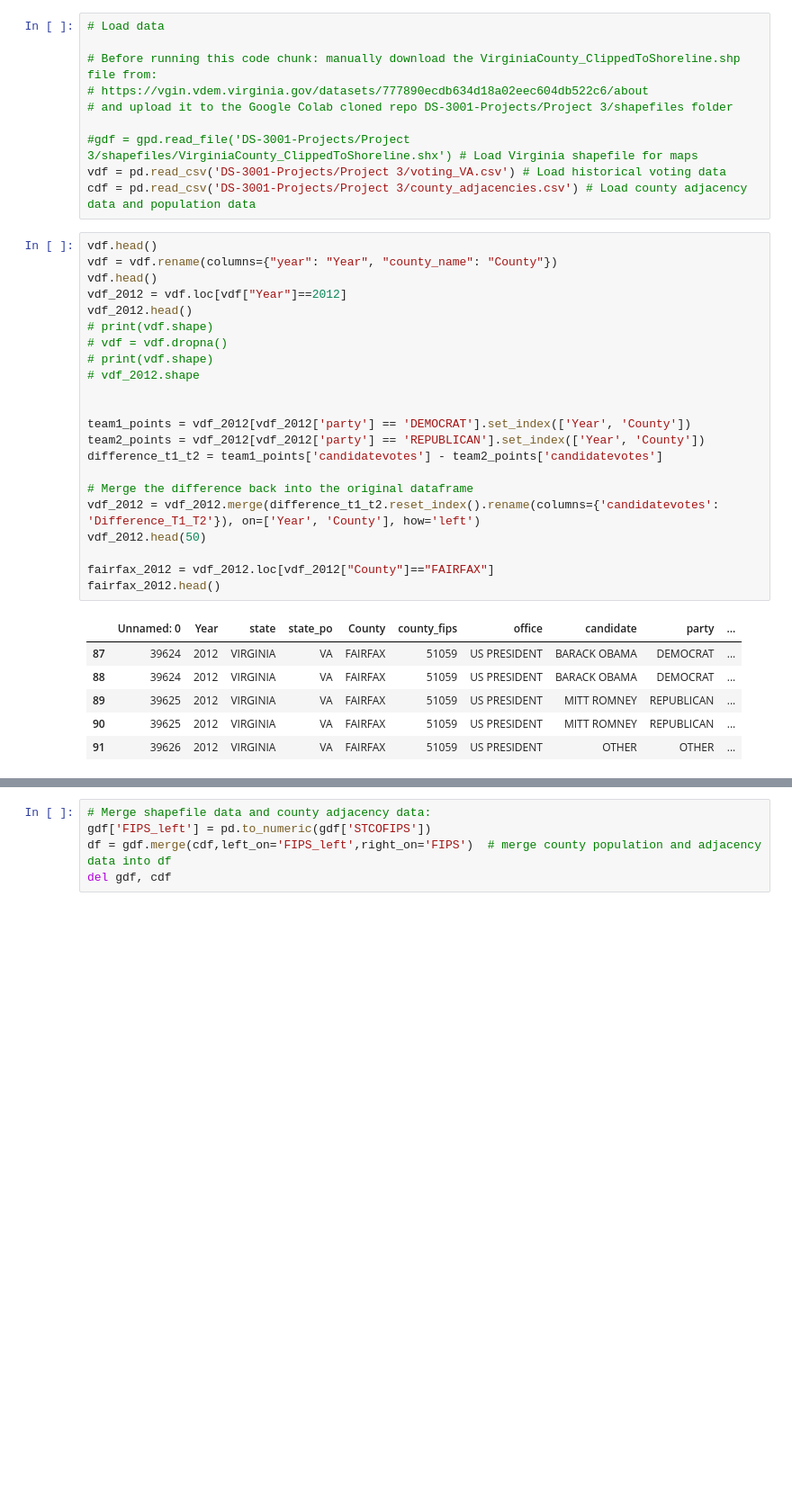
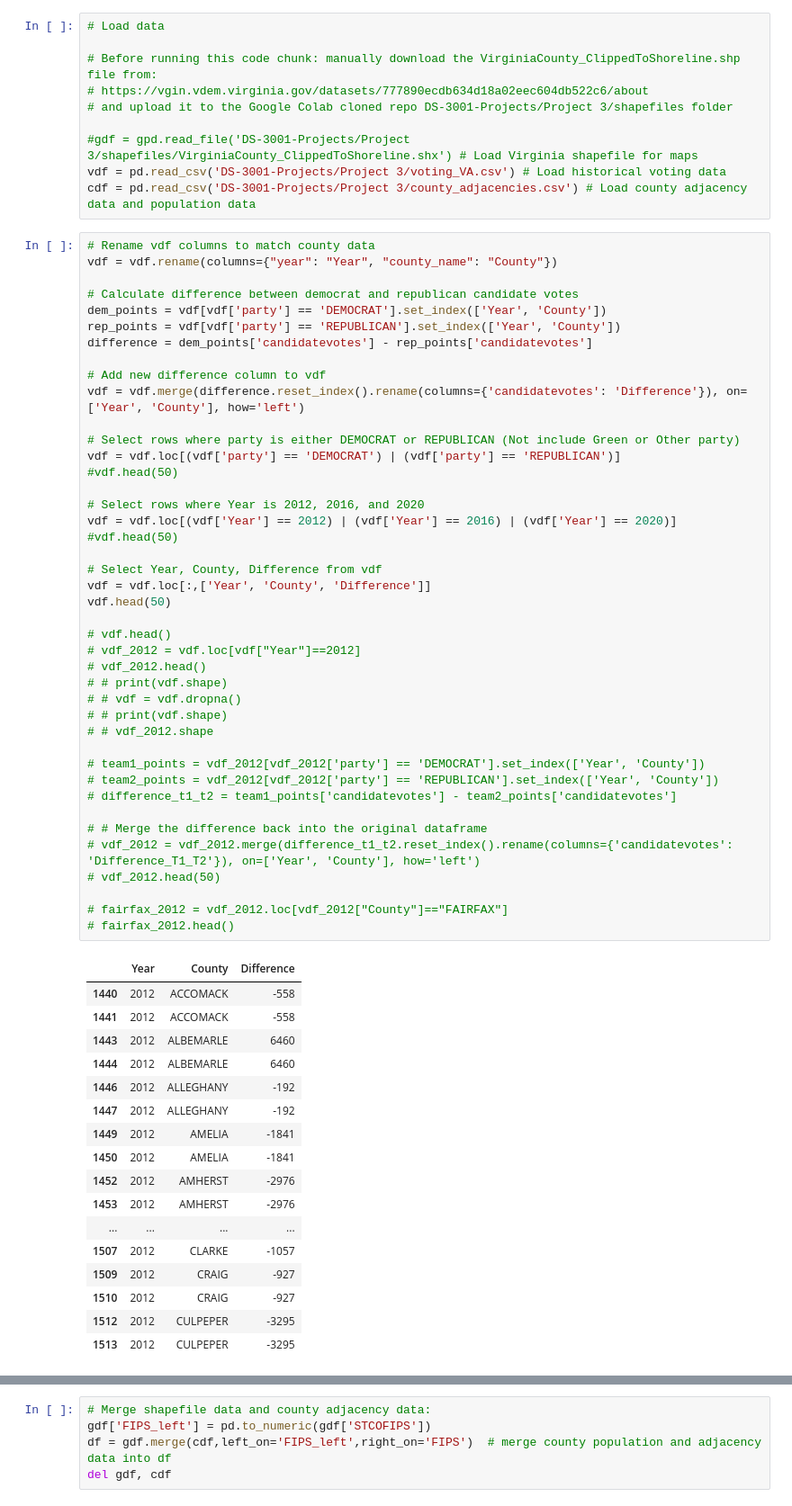
Before and after one commit to gdbwoo/DS-3001-Projects, a Jupyter notebook: Project 3/project_voting.ipynb, the cells around one changed output, grey strips where cells are left out. Shown at 90% size. Cells and saved outputs as stored; diff of their text form; blank space fills up the shorter version.

Commit message:
cleaned and merged all datasets

```diff
--- a/Project 3/project_voting.ipynb
+++ b/Project 3/project_voting.ipynb
@@ -117,32 +162,63 @@ df_comb.shape
 vdf = pd.read_csv('DS-3001-Projects/Project 3/voting_VA.csv') # Load historical voting data
 cdf = pd.read_csv('DS-3001-Projects/Project 3/county_adjacencies.csv') # Load county adjacency data and population data
 # %%
-vdf.head()
+# Rename vdf columns to match county data
 vdf = vdf.rename(columns={"year": "Year", "county_name": "County"})
-vdf.head()
-vdf_2012 = vdf.loc[vdf["Year"]==2012]
-vdf_2012.head()
-# print(vdf.shape)
-# vdf = vdf.dropna()
-# print(vdf.shape)
-# vdf_2012.shape
 
+# Calculate difference between democrat and republican candidate votes
+dem_points = vdf[vdf['party'] == 'DEMOCRAT'].set_index(['Year', 'County'])
+rep_points = vdf[vdf['party'] == 'REPUBLICAN'].set_index(['Year', 'County'])
+difference = dem_points['candidatevotes'] - rep_points['candidatevotes']
 
-team1_points = vdf_2012[vdf_2012['party'] == 'DEMOCRAT'].set_index(['Year', 'County'])
-team2_points = vdf_2012[vdf_2012['party'] == 'REPUBLICAN'].set_index(['Year', 'County'])
-difference_t1_t2 = team1_points['candidatevotes'] - team2_points['candidatevotes']
+# Add new difference column to vdf
+vdf = vdf.merge(difference.reset_index().rename(columns={'candidatevotes': 'Difference'}), on=['Year', 'County'], how='left')
 
-# Merge the difference back into the original dataframe
-vdf_2012 = vdf_2012.merge(difference_t1_t2.reset_index().rename(columns={'candidatevotes': 'Difference_T1_T2'}), on=['Year', 'County'], how='left')
-vdf_2012.head(50)
+# Select rows where party is either DEMOCRAT or REPUBLICAN (Not include Green or Other party)
+vdf = vdf.loc[(vdf['party'] == 'DEMOCRAT') | (vdf['party'] == 'REPUBLICAN')]
+#vdf.head(50)
 
-fairfax_2012 = vdf_2012.loc[vdf_2012["County"]=="FAIRFAX"]
-fairfax_2012.head()
+# Select rows where Year is 2012, 2016, and 2020
+vdf = vdf.loc[(vdf['Year'] == 2012) | (vdf['Year'] == 2016) | (vdf['Year'] == 2020)]
+#vdf.head(50)
+
+# Select Year, County, Difference from vdf
+vdf = vdf.loc[:,['Year', 'County', 'Difference']]
+vdf.head(50)
+
+# vdf.head()
+# vdf_2012 = vdf.loc[vdf["Year"]==2012]
+# vdf_2012.head()
+# # print(vdf.shape)
+# # vdf = vdf.dropna()
+# # print(vdf.shape)
+# # vdf_2012.shape
+
+# team1_points = vdf_2012[vdf_2012['party'] == 'DEMOCRAT'].set_index(['Year', 'County'])
+# team2_points = vdf_2012[vdf_2012['party'] == 'REPUBLICAN'].set_index(['Year', 'County'])
+# difference_t1_t2 = team1_points['candidatevotes'] - team2_points['candidatevotes']
+
+# # Merge the difference back into the original dataframe
+# vdf_2012 = vdf_2012.merge(difference_t1_t2.reset_index().rename(columns={'candidatevotes': 'Difference_T1_T2'}), on=['Year', 'County'], how='left')
+# vdf_2012.head(50)
+
+# fairfax_2012 = vdf_2012.loc[vdf_2012["County"]=="FAIRFAX"]
+# fairfax_2012.head()
 # %% [output]
-|  | Unnamed: 0 | Year | state | state_po | County | county_fips | office | candidate | party | ... |
-| 87 | 39624 | 2012 | VIRGINIA | VA | FAIRFAX | 51059 | US PRESIDENT | BARACK OBAMA | DEMOCRAT | ... |
-| 88 | 39624 | 2012 | VIRGINIA | VA | FAIRFAX | 51059 | US PRESIDENT | BARACK OBAMA | DEMOCRAT | ... |
-| 89 | 39625 | 2012 | VIRGINIA | VA | FAIRFAX | 51059 | US PRESIDENT | MITT ROMNEY | REPUBLICAN | ... |
-| 90 | 39625 | 2012 | VIRGINIA | VA | FAIRFAX | 51059 | US PRESIDENT | MITT ROMNEY | REPUBLICAN | ... |
-| 91 | 39626 | 2012 | VIRGINIA | VA | FAIRFAX | 51059 | US PRESIDENT | OTHER | OTHER | ... |
+|  | Year | County | Difference |
+| 1440 | 2012 | ACCOMACK | -558 |
+| 1441 | 2012 | ACCOMACK | -558 |
+| 1443 | 2012 | ALBEMARLE | 6460 |
+| 1444 | 2012 | ALBEMARLE | 6460 |
+| 1446 | 2012 | ALLEGHANY | -192 |
+| 1447 | 2012 | ALLEGHANY | -192 |
+| 1449 | 2012 | AMELIA | -1841 |
+| 1450 | 2012 | AMELIA | -1841 |
+| 1452 | 2012 | AMHERST | -2976 |
+| 1453 | 2012 | AMHERST | -2976 |
+| ... | ... | ... | ... |
+| 1507 | 2012 | CLARKE | -1057 |
+| 1509 | 2012 | CRAIG | -927 |
+| 1510 | 2012 | CRAIG | -927 |
+| 1512 | 2012 | CULPEPER | -3295 |
+| 1513 | 2012 | CULPEPER | -3295 |
 # %%
```
Also changed, not shown: parts of 9 cells of this notebook.
